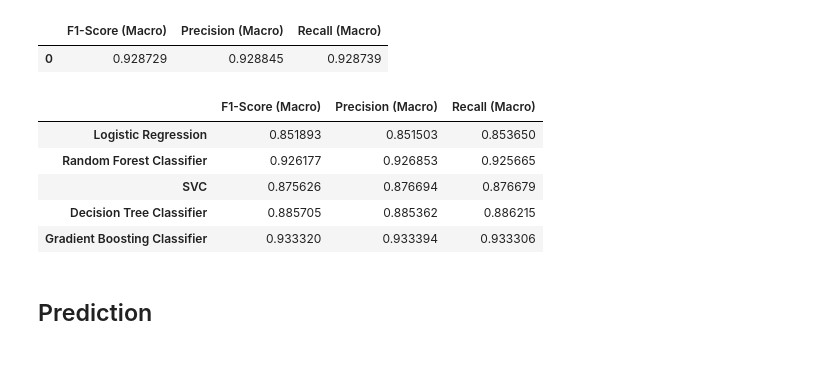
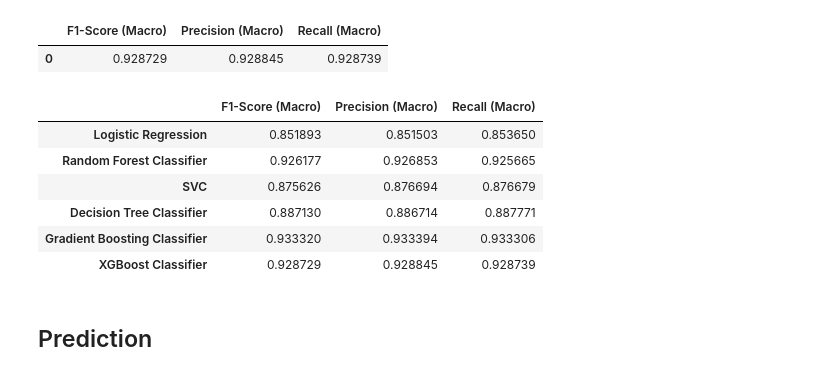
Before and after one commit to VMD121199/Obesity-Risk-Prediction, a Jupyter notebook: prediction.ipynb, the cells around one changed output. Drawn from its saved outputs; the diff is of its cells as text; code cells hidden in the pictures.

Commit message:
Finished XGBoost

```diff
--- a/prediction.ipynb
+++ b/prediction.ipynb
@@ -416,7 +416,7 @@ Pipeline(steps=[('preprocessor',
                                                    'FAVC', 'SMOKE', 'SCC'])])),
                 ('model', LogisticRegressionCV(multi_class='multinomial'))])
 # %%
-rf_pipeline.fit(X_train, y_train)
+rf_pipeline.fit(X_train, y_train_encoded)
 # %% [output]
 Pipeline(steps=[('preprocessor',
                  ColumnTransformer(remainder='passthrough',
@@ -436,7 +436,7 @@ Pipeline(steps=[('preprocessor',
                  RandomForestClassifier(criterion='entropy', n_estimators=150,
                                         random_state=42))])
 # %%
-svc_pipeline.fit(X_train, y_train)
+svc_pipeline.fit(X_train, y_train_encoded)
 # %% [output]
 Pipeline(steps=[('preprocessor',
                  ColumnTransformer(remainder='passthrough',
@@ -459,7 +459,7 @@ Pipeline(steps=[('preprocessor',
                                                    'FAVC', 'SMOKE', 'SCC'])])),
                 ('model', SVC(max_iter=1000))])
 # %%
-dt_pipeline.fit(X_train, y_train)
+dt_pipeline.fit(X_train, y_train_encoded)
 # %% [output]
 Pipeline(steps=[('preprocessor',
                  ColumnTransformer(remainder='passthrough',
@@ -482,7 +482,7 @@ Pipeline(steps=[('preprocessor',
                                                    'FAVC', 'SMOKE', 'SCC'])])),
                 ('model', DecisionTreeClassifier(max_depth=10))])
 # %%
-gb_pipeline.fit(X_train, y_train)
+gb_pipeline.fit(X_train, y_train_encoded)
 # %% [output]
 Pipeline(steps=[('preprocessor',
                  ColumnTransformer(remainder='passthrough',
@@ -531,26 +531,28 @@ evaluate_model(xgb_pipeline, X_test, y_test_encoded)
 # %%
 results = []
 
 for name, pipeline in [
     ("Logistic Regression", lr_pipeline),
     ("Random Forest Classifier", rf_pipeline),
     ("SVC", svc_pipeline),
     ("Decision Tree Classifier", dt_pipeline),
     ("Gradient Boosting Classifier", gb_pipeline),
+    ("XGBoost Classifier", xgb_pipeline),
 ]:
-    result = evaluate_model(pipeline, X_test, y_test)
+    result = evaluate_model(pipeline, X_test, y_test_encoded)
     result.index = [name]
     results.append(result)
 
 results_df = pd.concat(results)
 results_df
 # %% [output]
 |  | F1-Score (Macro) | Precision (Macro) | Recall (Macro) |
 | Logistic Regression | 0.851893 | 0.851503 | 0.853650 |
 | Random Forest Classifier | 0.926177 | 0.926853 | 0.925665 |
 | SVC | 0.875626 | 0.876694 | 0.876679 |
-| Decision Tree Classifier | 0.885705 | 0.885362 | 0.886215 |
+| Decision Tree Classifier | 0.887130 | 0.886714 | 0.887771 |
 | Gradient Boosting Classifier | 0.933320 | 0.933394 | 0.933306 |
+| XGBoost Classifier | 0.928729 | 0.928845 | 0.928739 |
 # %% [markdown]
 ## Prediction
 # %%
```
Also changed, not shown: parts of 3 cells of this notebook.
